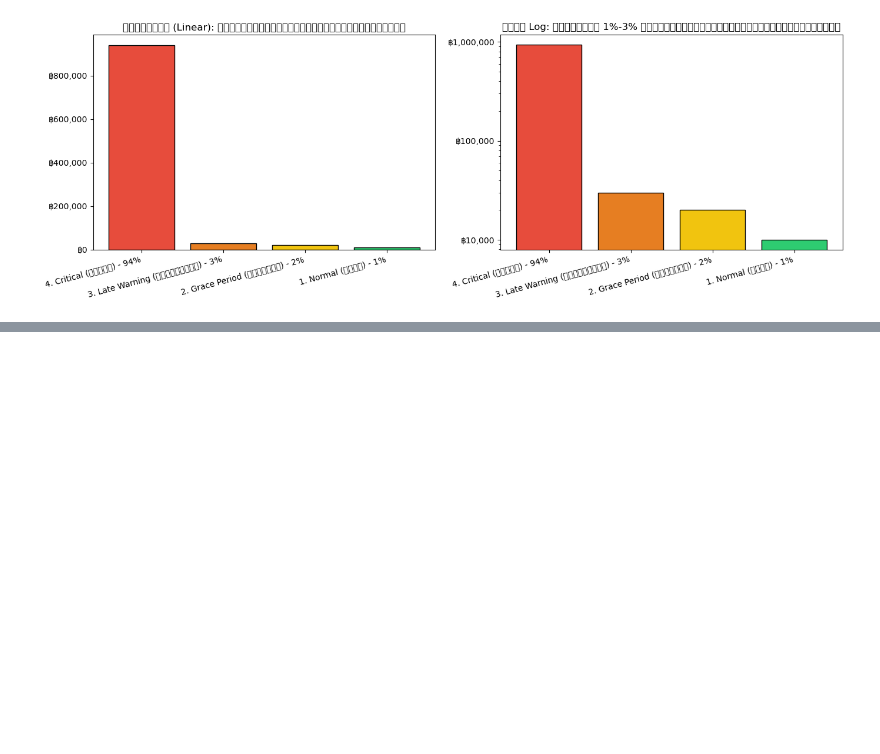
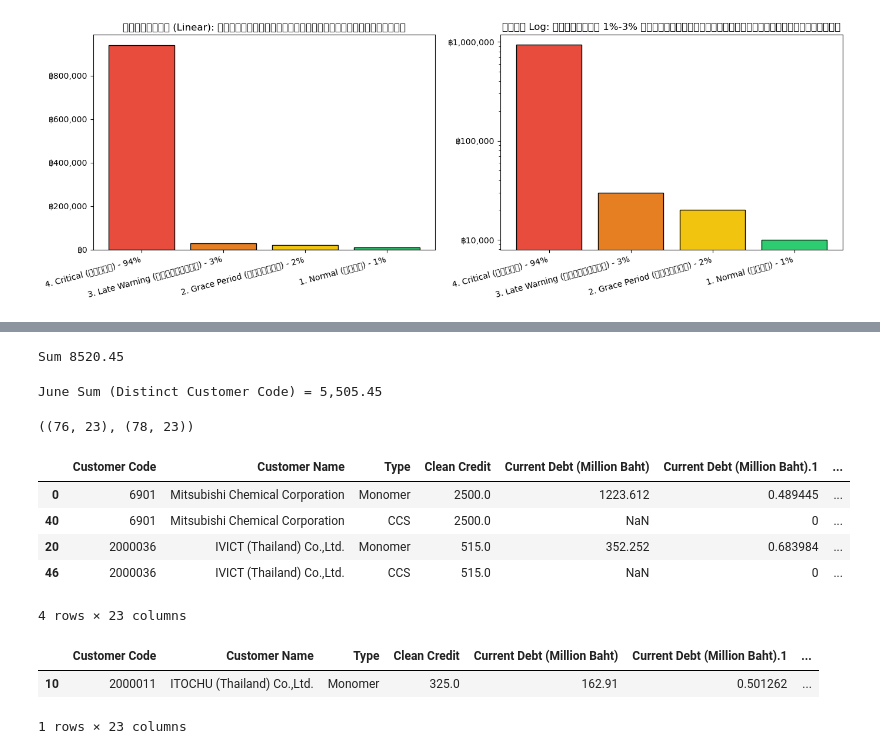
Before and after one commit to ftkbyond77/Credit-Monitoring-Pipeline, a Jupyter notebook: test.ipynb, the cells around one changed output, grey strips where cells are left out. Drawn from its saved outputs; the diff is of its cells as text; code cells hidden in the pictures; blank space fills up the shorter version.

```diff
--- a/test.ipynb
+++ b/test.ipynb
@@ -885,0 +987,36 @@ fig.show()
+# %%
+june_fil = df_ava[df_ava["Date_fixed"].dt.month == 6]
+
+print('Sum', june_fil["Clean Credit"].sum())
+# %% [output]
+Sum 8520.45
+# %%
+df_june = df_ava[df_ava["Date_fixed"].dt.month == 6].copy()
+
+df_june_distinct = df_june.drop_duplicates(
+    subset=["Customer Code"],
+    keep="first"
+)
+
+june_sum = df_june_distinct["Clean Credit"].sum()
+
+print(f"June Sum (Distinct Customer Code) = {june_sum:,.2f}")
+# %% [output]
+June Sum (Distinct Customer Code) = 5,505.45
+# %%
+df_june_distinct.shape, df_june.shape
+# %% [output]
+((76, 23), (78, 23))
+# %%
+dup_rows = df_june[
+    df_june.duplicated(subset=["Customer Code"], keep=False)
+].sort_values(["Customer Code"])
+
+display(dup_rows)
+# %% [output]
+|  | Customer Code | Customer Name | Type | Clean Credit | Current Debt (Million Baht) | Current Debt (Million Baht).1 | ... |
+| 0 | 6901 | Mitsubishi Chemical Corporation | Monomer | 2500.0 | 1223.612 | 0.489445 | ... |
+| 40 | 6901 | Mitsubishi Chemical Corporation | CCS | 2500.0 | NaN | 0 | ... |
+| 20 | 2000036 | IVICT (Thailand) Co.,Ltd. | Monomer | 515.0 | 352.252 | 0.683984 | ... |
+| 46 | 2000036 | IVICT (Thailand) Co.,Ltd. | CCS | 515.0 | NaN | 0 | ... |
+4 rows × 23 columns
@@ -885,0 +1025,6 @@ fig.show()
+# %%
+df_june[df_june["Customer Code"] == "2000011"]
+# %% [output]
+|  | Customer Code | Customer Name | Type | Clean Credit | Current Debt (Million Baht) | Current Debt (Million Baht).1 | ... |
+| 10 | 2000011 | ITOCHU (Thailand) Co.,Ltd. | Monomer | 325.0 | 162.91 | 0.501262 | ... |
+1 rows × 23 columns
```
Also changed, not shown: parts of 18 cells of this notebook, 9 other files.
